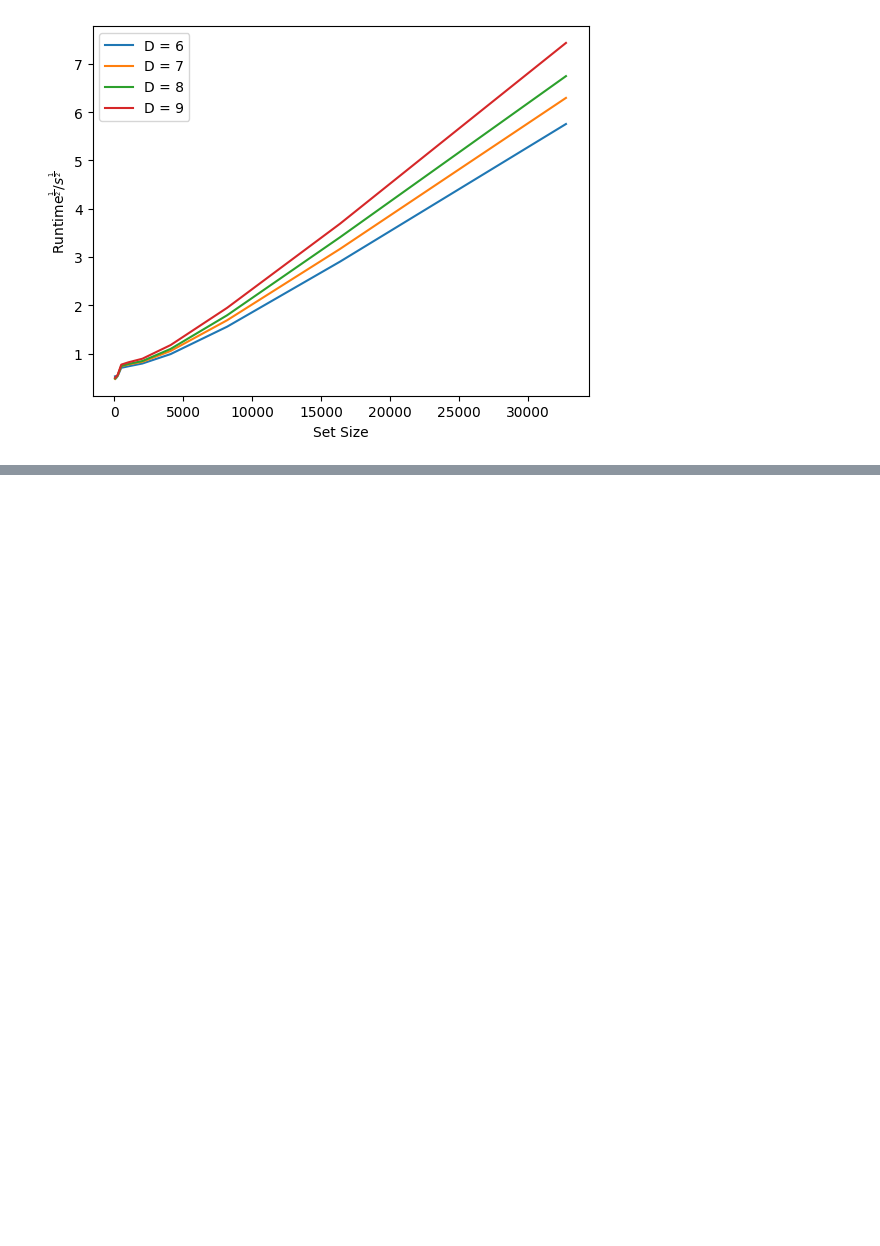
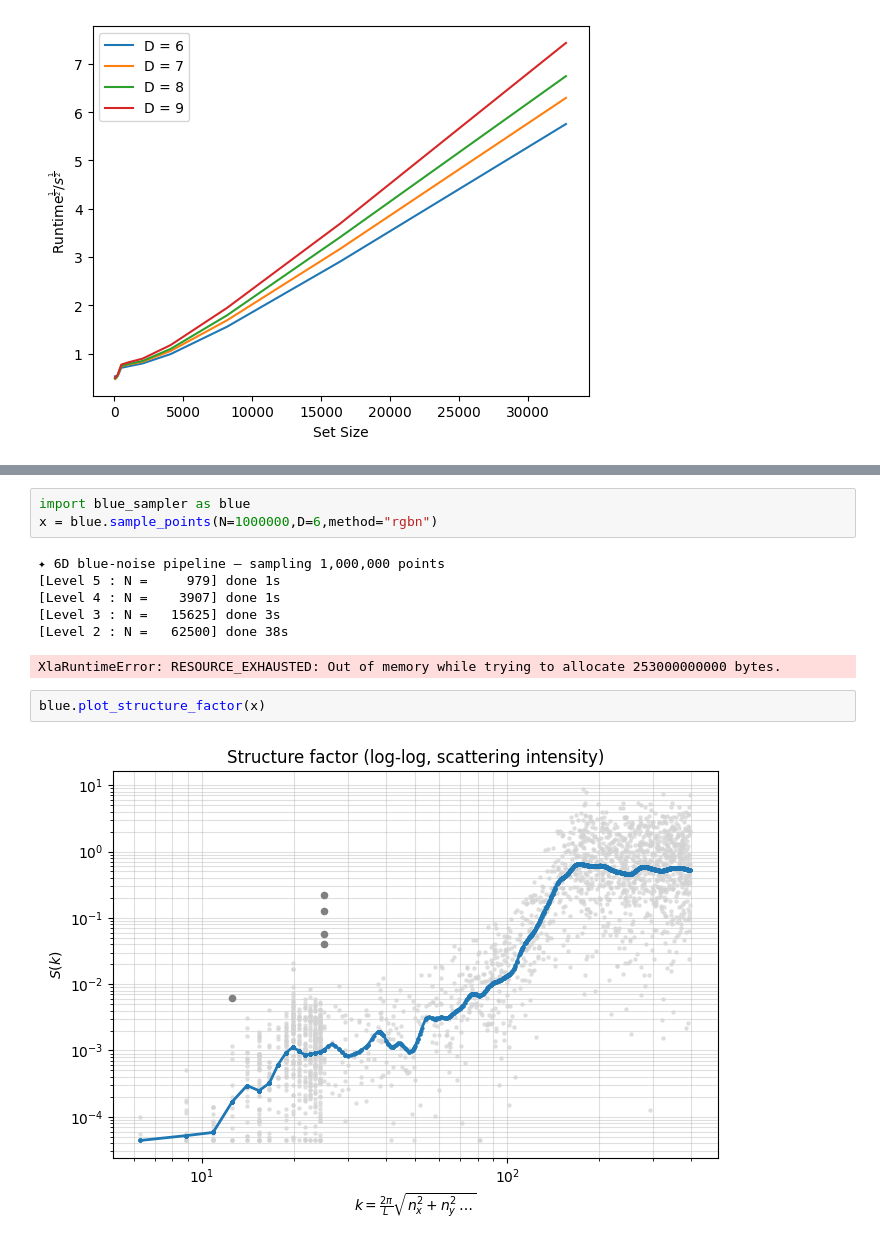
Before and after one commit to Gautam-Chauhan/MSc-Thesis, a Jupyter notebook: brute_force_gaussian_blue_noise.ipynb, the cells around one changed output, grey strips where cells are left out. Cells and saved outputs as stored; diff of their text form; blank space fills up the shorter version.

```diff
--- a/brute_force_gaussian_blue_noise.ipynb
+++ b/brute_force_gaussian_blue_noise.ipynb
@@ -634,0 +779,14 @@ plt.legend()
+# %%
+import blue_sampler as blue
+x = blue.sample_points(N=1000000,D=6,method="rgbn")
+# %% [output]
+✦ 6D blue-noise pipeline — sampling 1,000,000 points
+[Level 5 : N =     979] done 1s
+[Level 4 : N =    3907] done 1s
+[Level 3 : N =   15625] done 3s
+[Level 2 : N =   62500] done 38s
+XlaRuntimeError: RESOURCE_EXHAUSTED: Out of memory while trying to allocate 253000000000 bytes.
+# %%
+blue.plot_structure_factor(x)
+# %% [output]
+[figure, added]
```
Also changed, not shown: parts of 17 cells of this notebook.
